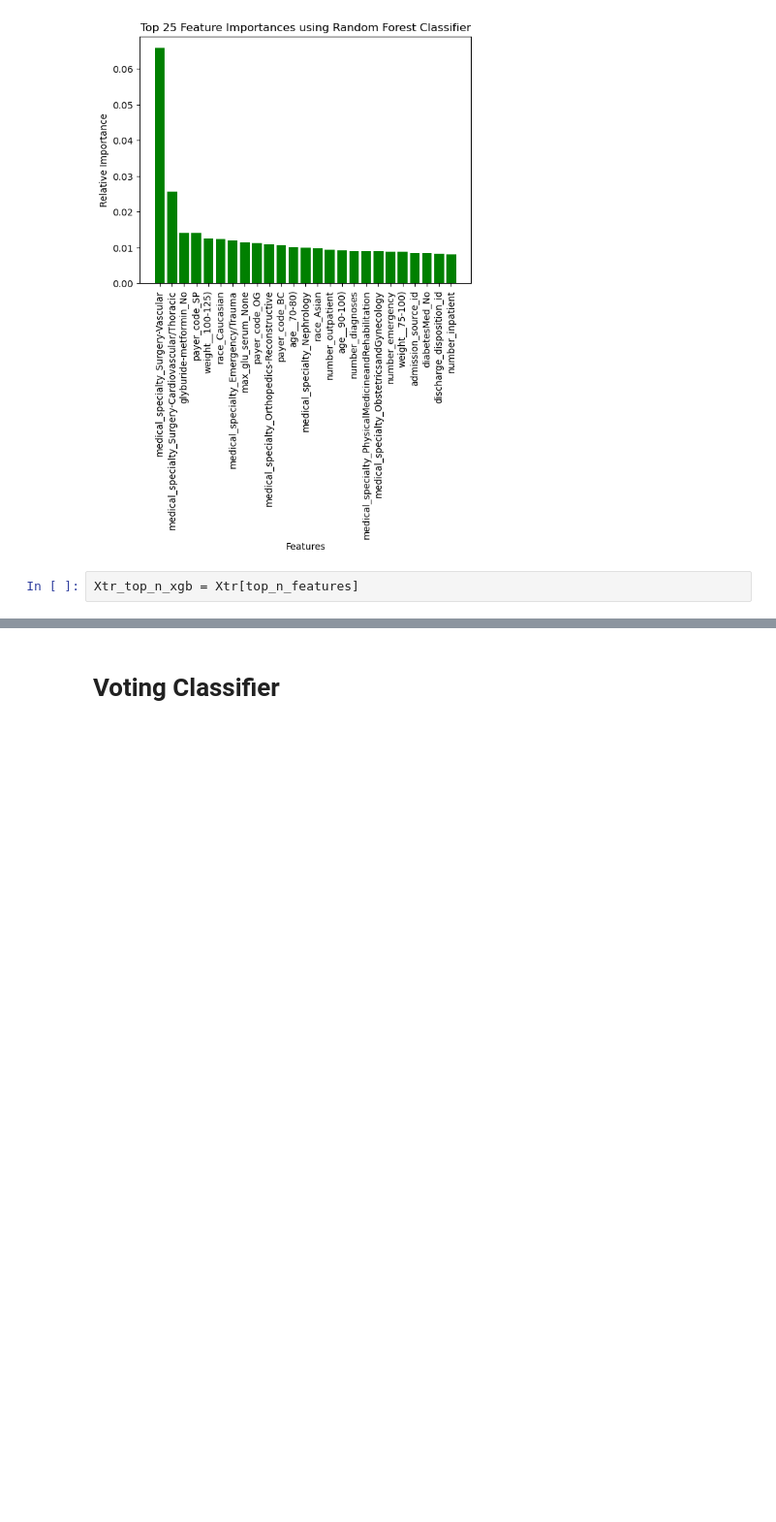
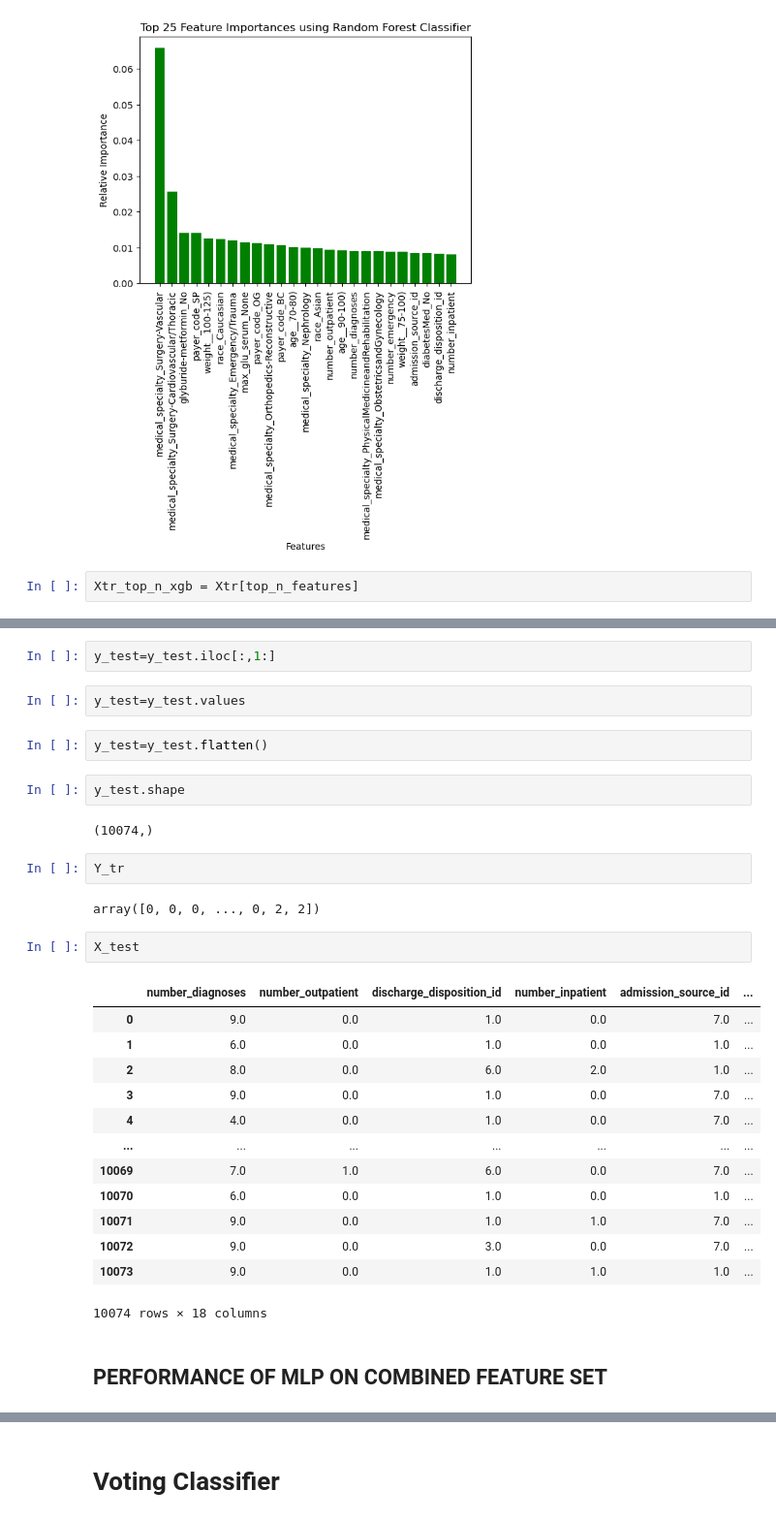
Before and after one commit to DiyadotSaha/ML_Diabetes_Project, a Jupyter notebook: Feature Selection with SMOTEEN.ipynb, the cells around one changed output, grey strips where cells are left out. Shown at 97% size. Cells and saved outputs as stored; diff of their text form; blank space fills up the shorter version.

```diff
--- a/Feature Selection with SMOTEEN.ipynb
+++ b/Feature Selection with SMOTEEN.ipynb
@@ -408,0 +520,32 @@ common_dataset.to_csv('data/CommonBestFeatures.csv')
+# %%
+y_test=y_test.iloc[:,1:]
+# %%
+y_test=y_test.values
+# %%
+y_test=y_test.flatten()
+# %%
+y_test.shape
+# %% [output]
+(10074,)
+# %%
+Y_tr
+# %% [output]
+array([0, 0, 0, ..., 0, 2, 2])
+# %%
+X_test
+# %% [output]
+|  | number_diagnoses | number_outpatient | discharge_disposition_id | number_inpatient | admission_source_id | ... |
+| 0 | 9.0 | 0.0 | 1.0 | 0.0 | 7.0 | ... |
+| 1 | 6.0 | 0.0 | 1.0 | 0.0 | 1.0 | ... |
+| 2 | 8.0 | 0.0 | 6.0 | 2.0 | 1.0 | ... |
+| 3 | 9.0 | 0.0 | 1.0 | 0.0 | 7.0 | ... |
+| 4 | 4.0 | 0.0 | 1.0 | 0.0 | 7.0 | ... |
+| ... | ... | ... | ... | ... | ... | ... |
+| 10069 | 7.0 | 1.0 | 6.0 | 0.0 | 7.0 | ... |
+| 10070 | 6.0 | 0.0 | 1.0 | 0.0 | 1.0 | ... |
+| 10071 | 9.0 | 0.0 | 1.0 | 1.0 | 7.0 | ... |
+| 10072 | 9.0 | 0.0 | 3.0 | 0.0 | 7.0 | ... |
+| 10073 | 9.0 | 0.0 | 1.0 | 1.0 | 1.0 | ... |
+10074 rows × 18 columns
+# %% [markdown]
+## PERFORMANCE OF MLP ON COMBINED FEATURE SET
```
Also changed, not shown: parts of 29 cells of this notebook, 1 other file.
